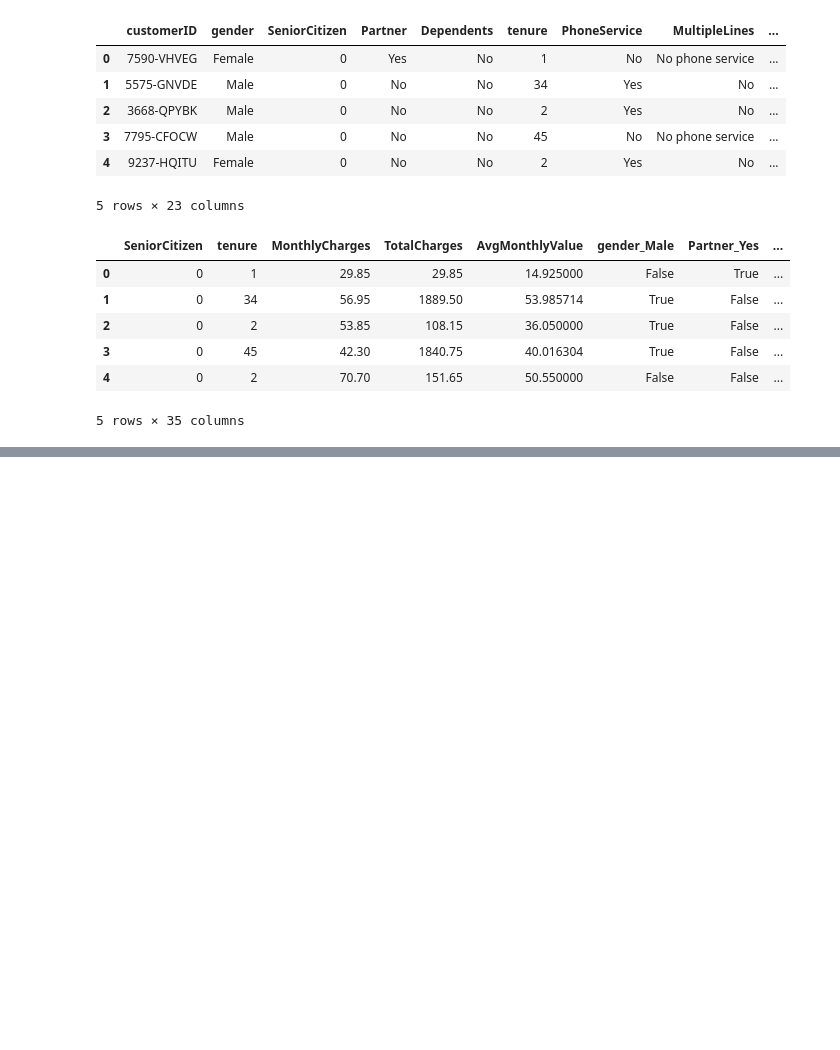
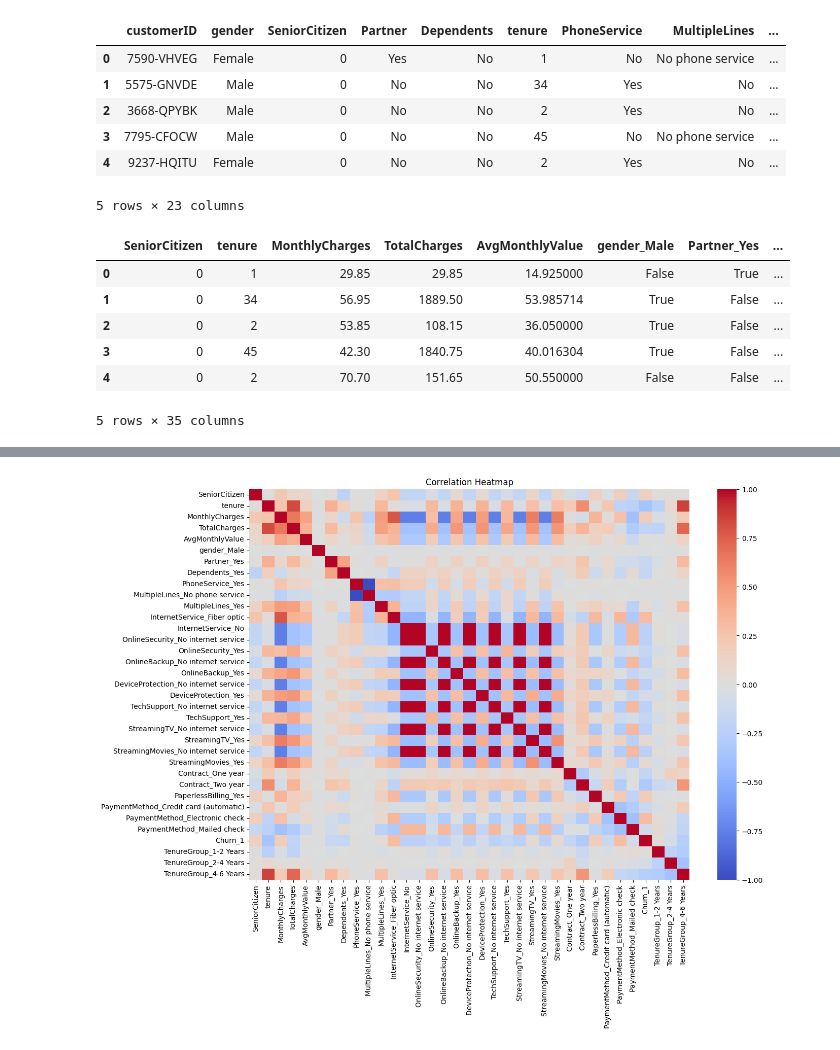
Before and after one commit to cteja2746-ima/customer-churn-prediction, a Jupyter notebook: week2_eda.ipynb, the cells around one changed output, grey strips where cells are left out. Saved outputs shown, nothing was run; the diff lists cells and outputs as text; code cells hidden in the pictures; blank space fills up the shorter version.

```diff
--- a/week2_eda.ipynb
+++ b/week2_eda.ipynb
@@ -44,0 +19,18 @@ Dataset Loaded Successfully!
+# %%
+from sqlalchemy import create_engine
+import pandas as pd
+from urllib.parse import quote_plus
+
+# PostgreSQL password
+password = quote_plus("Prabhas@123")
+
+# Connection
+engine = create_engine(
+    f"postgresql+psycopg2://postgres:{password}@localhost:5432/CUSTOMER_CHURN_PROJECT"
+)
+
+# Read table
+df = pd.read_sql("SELECT * FROM customer_churn", engine)
+
+print("Dataset Loaded Successfully!")
+print(df.head())
@@ -115,0 +511,10 @@ df.head()
+# %%
+plt.figure(figsize=(14,10))
+
+sns.heatmap(df.corr(), cmap="coolwarm")
+
+plt.title("Correlation Heatmap")
+
+plt.show()
+# %% [output]
+[figure, added]
```
Also changed, not shown: parts of 46 cells of this notebook.
